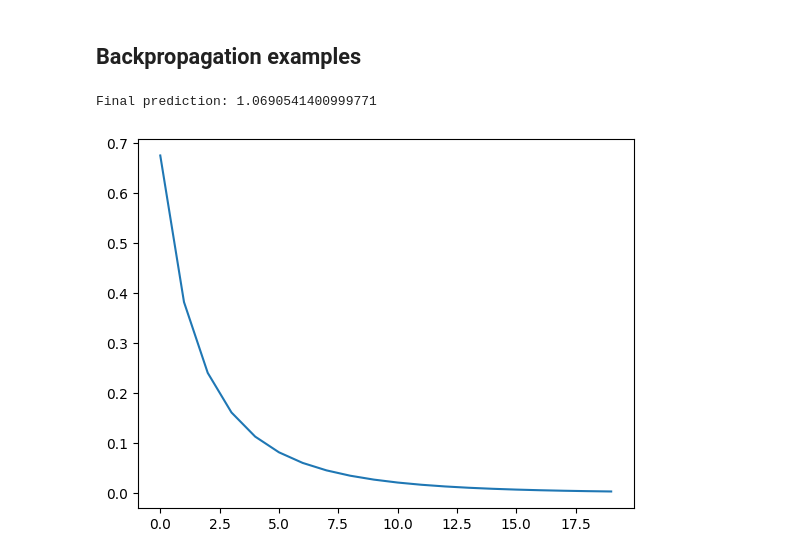
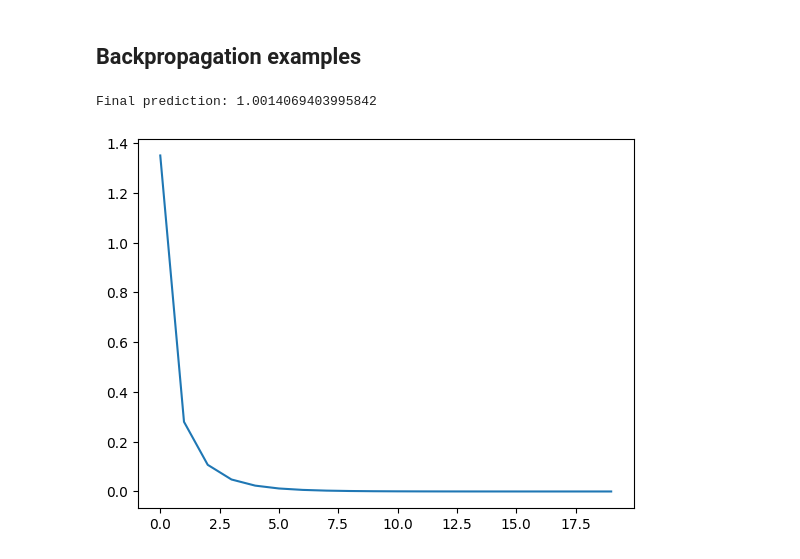
Before and after one commit to fyap898/w25, a Jupyter notebook: lectures/04-backpropagation/backprop_examples.ipynb, the cells around one changed output. Cells and saved outputs as stored; diff of their text form; code cells hidden in the pictures.

```diff
--- a/lectures/04-backpropagation/backprop_examples.ipynb
+++ b/lectures/04-backpropagation/backprop_examples.ipynb
@@ -40,7 +41,7 @@ leg = ax.legend()
 # %% [output]
 [figure]
 # %%
-eta = 0.5 # early choice, gives integer weights
+eta = 1 # early choice, gives integer weights
 
 def step(v):
     """Heaviside step function"""
@@ -117,34 +118,34 @@ print(step(H @ w_2).flatten())
 # %%
 # toy mlp example
 # forward pass
 x = np.array([2, 3])
 y = 1
 w1 = np.array([[-0.78, 0.13], [0.85, 0.23]])
 w2 = np.array([1.8, 0.40])
 
 iterations = 20
 eta = 0.01
 loss = np.zeros(iterations)
 
 for i in range(iterations):
     # forward pass
     y_hat = x @ w1 @ w2
 
     # update loss to keep track of performance
-    loss[i] = 0.5 * (y_hat - y)**2
+    loss[i] = (y_hat - y)**2
 
     # backpropagate!
     w2_partials = (y_hat - y) * (x @ w1)
-    w1_partials = np.outer(w2_partials, x)
+    w1_partials = w2_partials @ x
 
     # take a step in the opposite direction
     w1 = w1 - eta * w1_partials
     w2 = w2 - eta * w2_partials
 
 plt.plot(loss)
 
 # check how well we did
 print("Final prediction:", x @ w1 @ w2)
 # %% [output]
-Final prediction: 1.0690541400999771
+Final prediction: 1.0014069403995842
-[figure, old version]
+[figure, new version]
```
Also changed, not shown: parts of 2 cells of this notebook.
